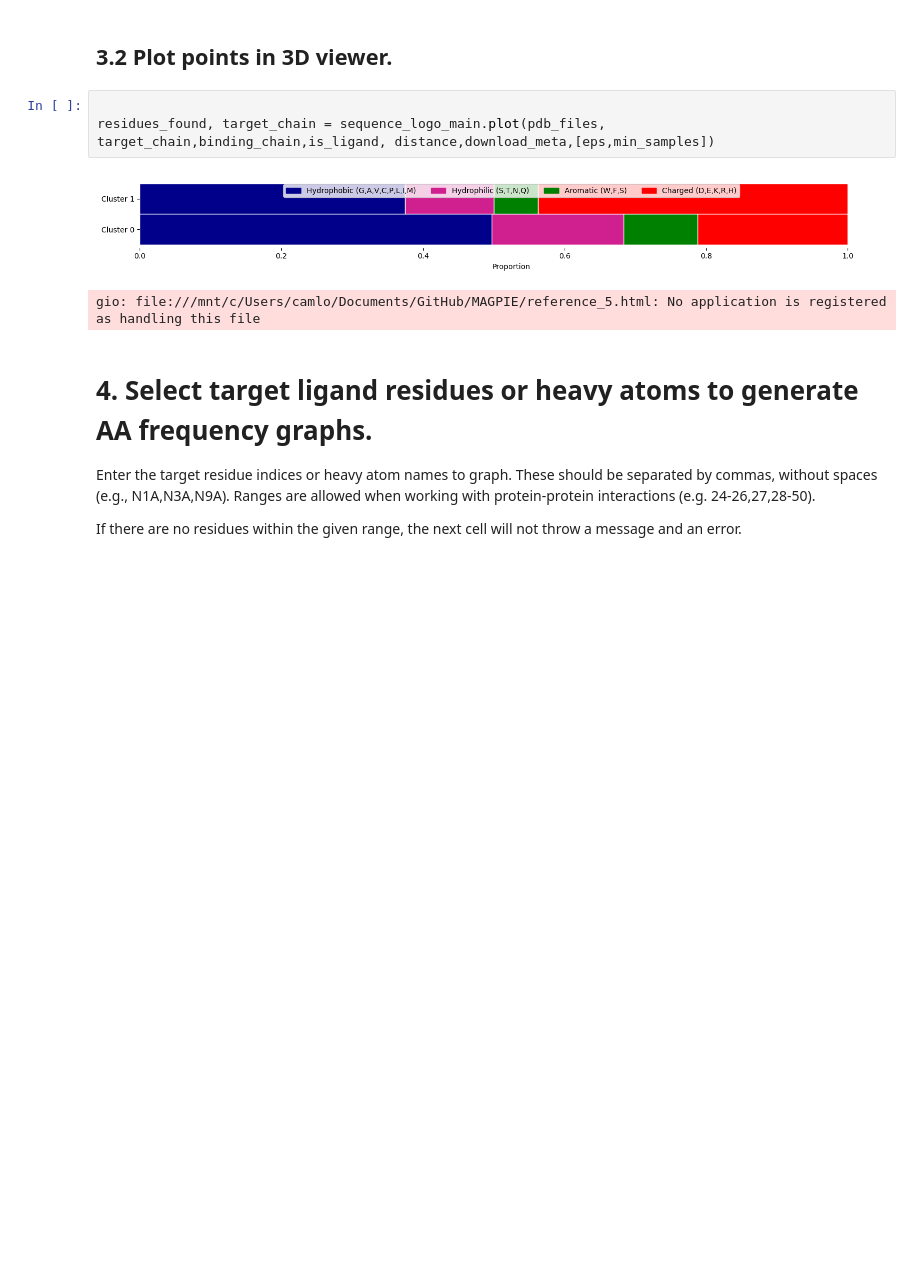
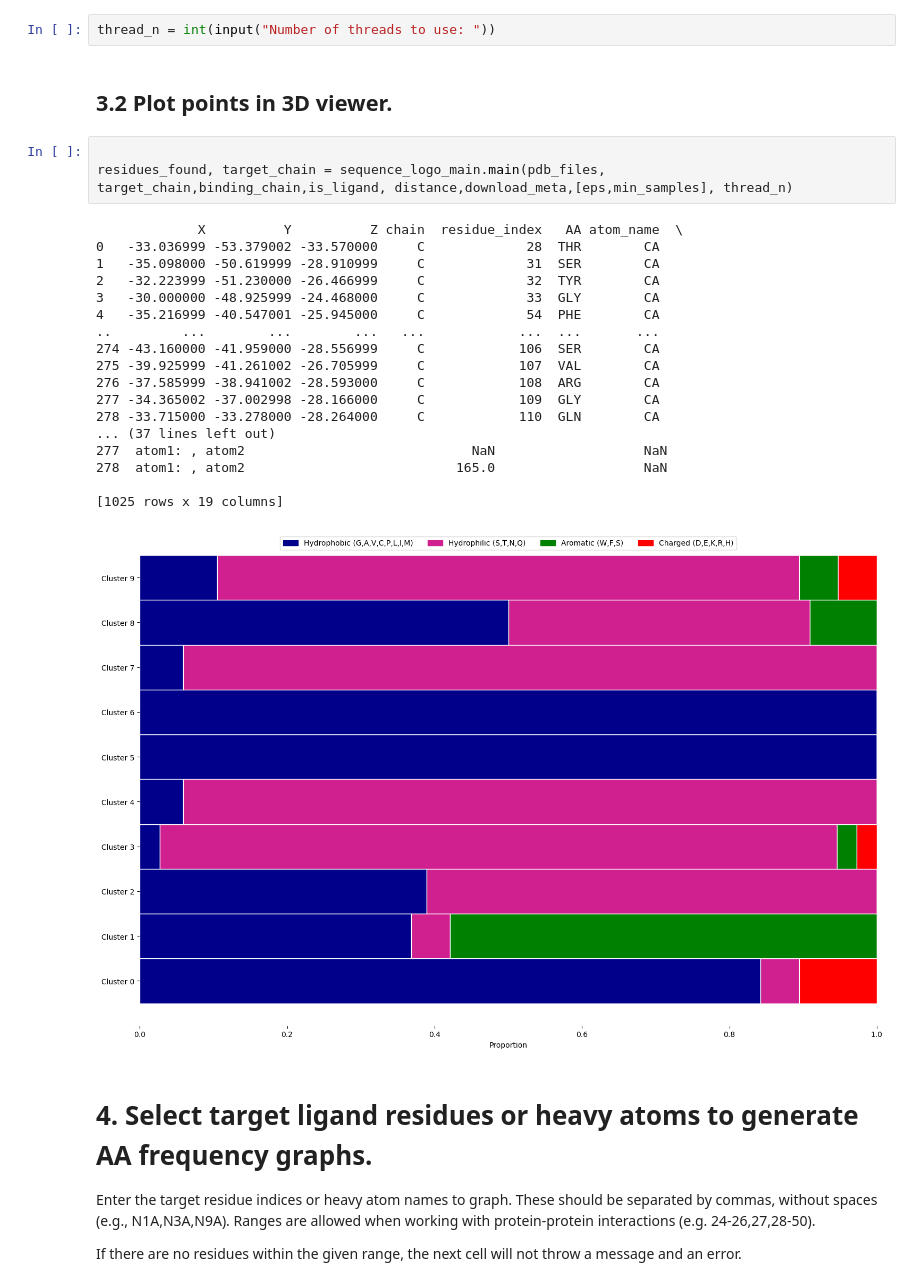
Before and after one commit to glasgowlab/MAGPIE, a Jupyter notebook: MAGPIE_LOCAL.ipynb, the cells around one changed output. Saved outputs shown, nothing was run; the diff lists cells and outputs as text; blank space fills up the shorter version.

```diff
--- a/MAGPIE_LOCAL.ipynb
+++ b/MAGPIE_LOCAL.ipynb
@@ -74,12 +81,30 @@ min_samples = int(input("New min_sanmples"))
+# %%
+thread_n = int(input("Number of threads to use: "))
 # %% [markdown]
 
 ## 3.2 Plot points in 3D viewer.
 # %%
 
-residues_found, target_chain = sequence_logo_main.plot(pdb_files, target_chain,binding_chain,is_ligand, distance,download_meta,[eps,min_samples])
+residues_found, target_chain = sequence_logo_main.main(pdb_files, target_chain,binding_chain,is_ligand, distance,download_meta,[eps,min_samples], thread_n)
 # %% [output]
+             X          Y          Z chain  residue_index   AA atom_name  \
+0   -33.036999 -53.379002 -33.570000     C             28  THR        CA
+1   -35.098000 -50.619999 -28.910999     C             31  SER        CA
+2   -32.223999 -51.230000 -26.466999     C             32  TYR        CA
+3   -30.000000 -48.925999 -24.468000     C             33  GLY        CA
+4   -35.216999 -40.547001 -25.945000     C             54  PHE        CA
+..         ...        ...        ...   ...            ...  ...       ...
+274 -43.160000 -41.959000 -28.556999     C            106  SER        CA
+275 -39.925999 -41.261002 -26.705999     C            107  VAL        CA
+276 -37.585999 -38.941002 -28.593000     C            108  ARG        CA
+277 -34.365002 -37.002998 -28.166000     C            109  GLY        CA
+278 -33.715000 -33.278000 -28.264000     C            110  GLN        CA
+... (37 lines left out)
+277  atom1: , atom2                             NaN                   NaN
+278  atom1: , atom2                           165.0                   NaN
+
+[1025 rows x 19 columns]
-[figure, old version]
+[figure, new version]
-gio: file:///mnt/c/Users/camlo/Documents/GitHub/MAGPIE/reference_5.html: No application is registered as handling this file
 # %% [markdown]
  # **4. Select target ligand residues or heavy atoms to generate AA frequency graphs.**
 Enter the target residue indices or heavy atom names to graph. These should be separated by commas, without spaces (e.g., N1A,N3A,N9A). Ranges are allowed when working with protein-protein interactions (e.g. 24-26,27,28-50).
```
Also changed, not shown: parts of 4 cells of this notebook, 5 other files.
